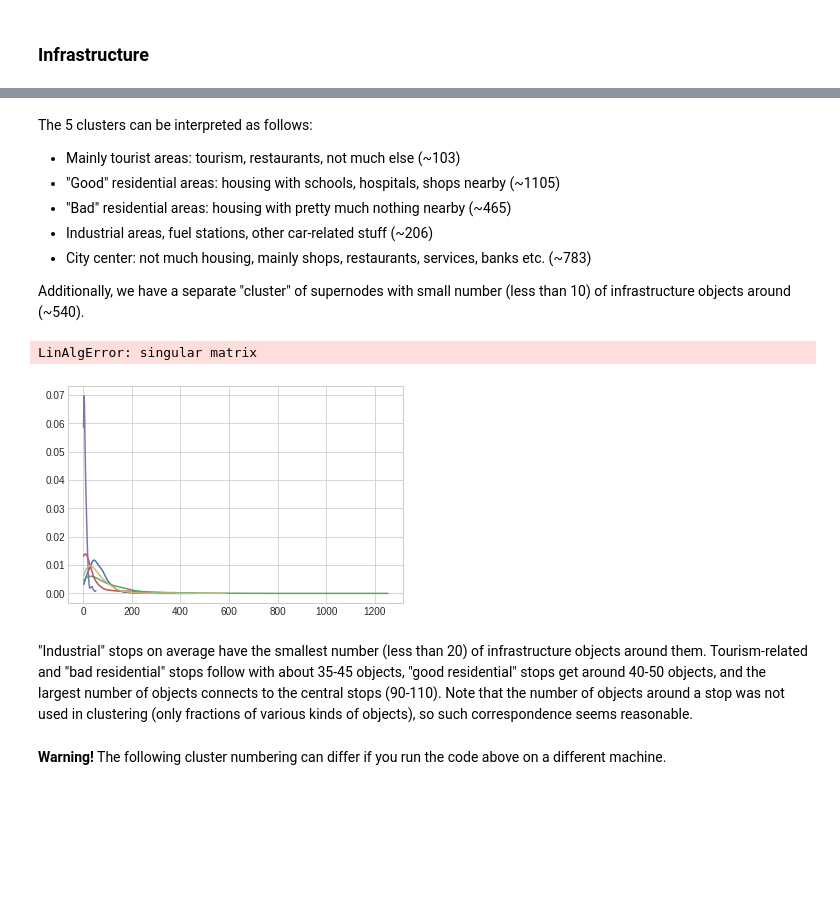
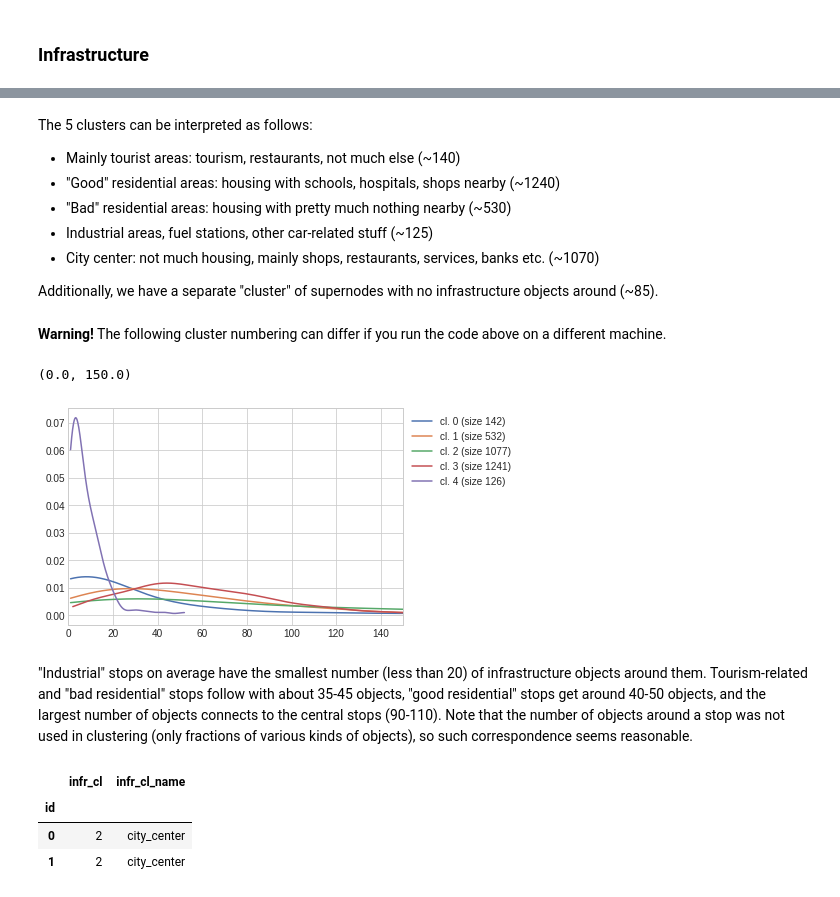
Before and after one commit to AlgoMathITMO/public-transport-network, a Jupyter notebook: pipeline/6_supernode-clustering.ipynb, the cells around one changed output, grey strips where cells are left out. Cells and saved outputs as stored; diff of their text form; code cells hidden in the pictures; blank space fills up the shorter version.

```diff
--- a/pipeline/6_supernode-clustering.ipynb
+++ b/pipeline/6_supernode-clustering.ipynb
@@ -80,0 +69,4 @@ False
+# %%
+infr_mask = total > 0
+
+(~infr_mask).sum()
@@ -247,11 +154,11 @@ plot_inertia(infrastructure_features[~mask])
 # %%
-kmeans = KMeans(n_clusters=5, random_state=0)\
-    .fit(infrastructure_features[~infrastructureless_mask])
+clusters_ = KMeans(n_clusters=5, random_state=0).fit_predict(infrastructure_features[infr_mask])
 
-clusters = kmeans.predict(infrastructure_features[~infrastructureless_mask])
+# clusters_ = DBSCAN(eps=0.2).fit_predict(infrastructure_features[infr_mask])
+# clusters_[clusters_ == -1] = clusters_.max() + 1
 
-infrastructure_clusters = pd.Series(clusters.max() + 1, index=infrastructure_features.index)
-infrastructure_clusters[~infrastructureless_mask] = clusters
+infrastructure_clusters = pd.Series(clusters_.max() + 1, index=infrastructure_features.index)
+infrastructure_clusters[infr_mask] = clusters_
 
-plot_clusters(infrastructure_clusters.values, tsne, coords)
+plot_clusters(infrastructure_clusters, tsne, coords)
 # %% [output]
@@ -275,10 +180,12 @@ plot_cluster_features(
 # %% [markdown]
 The 5 clusters can be interpreted as follows:
 
-* Mainly tourist areas: tourism, restaurants, not much else (~103)
-* "Good" residential areas: housing with schools, hospitals, shops nearby (~1105)
-* "Bad" residential areas: housing with pretty much nothing nearby (~465)
-* Industrial areas, fuel stations, other car-related stuff (~206)
-* City center: not much housing, mainly shops, restaurants, services, banks etc. (~783)
+* Mainly tourist areas: tourism, restaurants, not much else (~140)
+* "Good" residential areas: housing with schools, hospitals, shops nearby (~1240)
+* "Bad" residential areas: housing with pretty much nothing nearby (~530)
+* Industrial areas, fuel stations, other car-related stuff (~125)
+* City center: not much housing, mainly shops, restaurants, services, banks etc. (~1070)
 
-Additionally, we have a separate "cluster" of supernodes with small number (less than 10) of infrastructure objects around (~540).
+Additionally, we have a separate "cluster" of supernodes with no infrastructure objects around (~85).
+# %% [markdown]
+__Warning!__ The following cluster numbering can differ if you run the code above on a different machine.
@@ -285,10 +201,31 @@ Additionally, we have a separate "cluster" of supernodes with small number (less
+# %%
+def plot_total_by_cluster(
+        total: pd.Series,
+        clusters: pd.Series,
+):
+    for i in sorted(clusters.unique()):
+        mask = clusters == i
+        cluster_size = mask.sum()
+
+        cluster_total = total[mask]
+
+        ox = np.linspace(cluster_total.min(), cluster_total.max(), 500)
+
+        try:
+            oy = stats.gaussian_kde(cluster_total)(ox)
+        except LinAlgError:
+            pass
+        else:
+            plt.plot(ox, oy, c=f'C{i}', label=f'cl. {i} (size {cluster_size})')
+
+    plt.legend(loc='upper left', bbox_to_anchor=(1, 1))
 # %%
 plot_total_by_cluster(total, infrastructure_clusters)
 
-# plt.xlim(0, 100)
-plt.xscale('log')
+plt.xlim(0, 150)
+# plt.xscale('log')
 # %% [output]
-LinAlgError: singular matrix
+(0.0, 150.0)
-[figure, old version]
+[figure, new version]
 # %% [markdown]
 "Industrial" stops on average have the smallest number (less than 20) of infrastructure objects around them. Tourism-related and "bad residential" stops follow with about 35-45 objects, "good residential" stops get around 40-50 objects, and the largest number of objects connects to the central stops (90-110). Note that the number of objects around a stop was not used in clustering (only fractions of various kinds of objects), so such correspondence seems reasonable.
@@ -302,2 +231,0 @@ clusters
-# %% [markdown]
-__Warning!__ The following cluster numbering can differ if you run the code above on a different machine.
@@ -317 +232,11 @@ clusters
+# %%
+clusters = pd.DataFrame({'infr_cl': infrastructure_clusters})
+clusters['infr_cl_name'] = clusters['infr_cl'].apply(infrastructure_cluster_names.get)
+
+clusters.head(2)
+# %% [output]
+|  | infr_cl | infr_cl_name |
+| id |  |  |
+| 0 | 2 | city_center |
+| 1 | 2 | city_center |
 # %%
```
Also changed, not shown: parts of 56 cells of this notebook, 33 other files.
